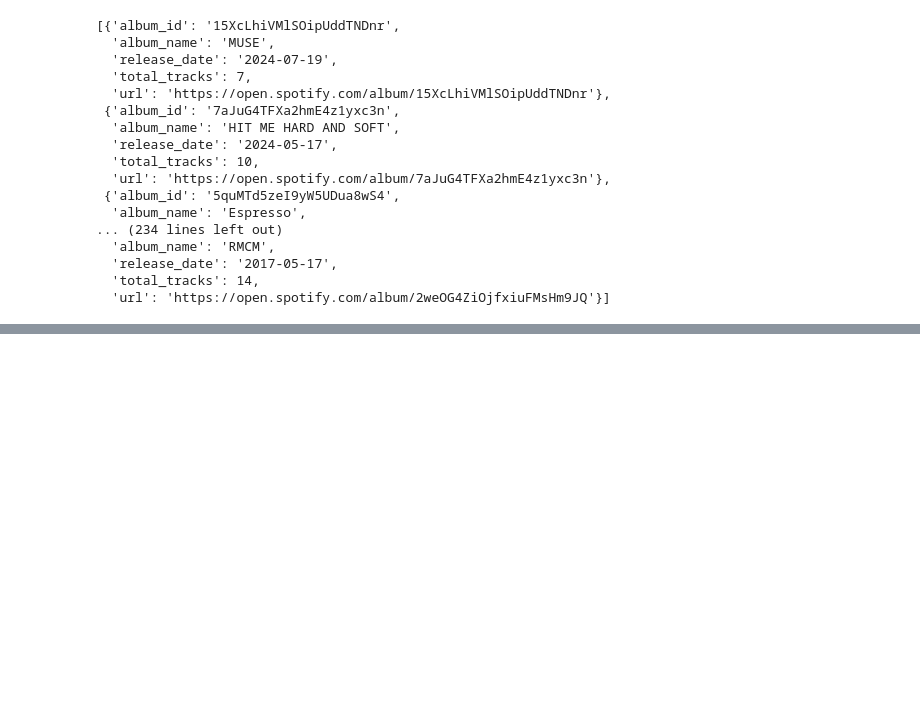
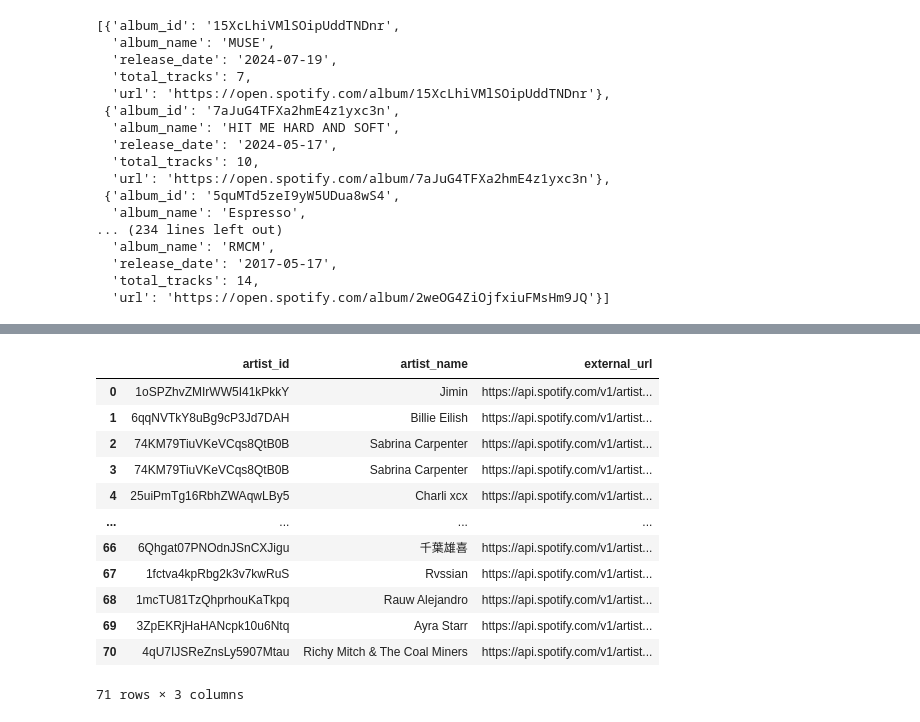
Before and after one commit to Suraj11nag/spotify_data_pipeline, a Jupyter notebook: spotify_pipeline.ipynb, the cells around one changed output, grey strips where cells are left out. Cells and saved outputs as stored; diff of their text form; code cells hidden in the pictures; blank space fills up the shorter version.

```diff
--- a/spotify_pipeline.ipynb
+++ b/spotify_pipeline.ipynb
@@ -158,0 +241,17 @@ album_list
+# %%
+artist_df = pd.DataFrame.from_dict(artist_list)
+artist_df
+# %% [output]
+|  | artist_id | artist_name | external_url |
+| 0 | 1oSPZhvZMIrWW5I41kPkkY | Jimin | https://api.spotify.com/v1/artist... |
+| 1 | 6qqNVTkY8uBg9cP3Jd7DAH | Billie Eilish | https://api.spotify.com/v1/artist... |
+| 2 | 74KM79TiuVKeVCqs8QtB0B | Sabrina Carpenter | https://api.spotify.com/v1/artist... |
+| 3 | 74KM79TiuVKeVCqs8QtB0B | Sabrina Carpenter | https://api.spotify.com/v1/artist... |
+| 4 | 25uiPmTg16RbhZWAqwLBy5 | Charli xcx | https://api.spotify.com/v1/artist... |
+| ... | ... | ... | ... |
+| 66 | 6Qhgat07PNOdnJSnCXJigu | 千葉雄喜 | https://api.spotify.com/v1/artist... |
+| 67 | 1fctva4kpRbg2k3v7kwRuS | Rvssian | https://api.spotify.com/v1/artist... |
+| 68 | 1mcTU81TzQhprhouKaTkpq | Rauw Alejandro | https://api.spotify.com/v1/artist... |
+| 69 | 3ZpEKRjHaHANcpk10u6Ntq | Ayra Starr | https://api.spotify.com/v1/artist... |
+| 70 | 4qU7IJSReZnsLy5907Mtau | Richy Mitch & The Coal Miners | https://api.spotify.com/v1/artist... |
+71 rows × 3 columns
```
Also changed, not shown: parts of 20 cells of this notebook, 2 other files.
